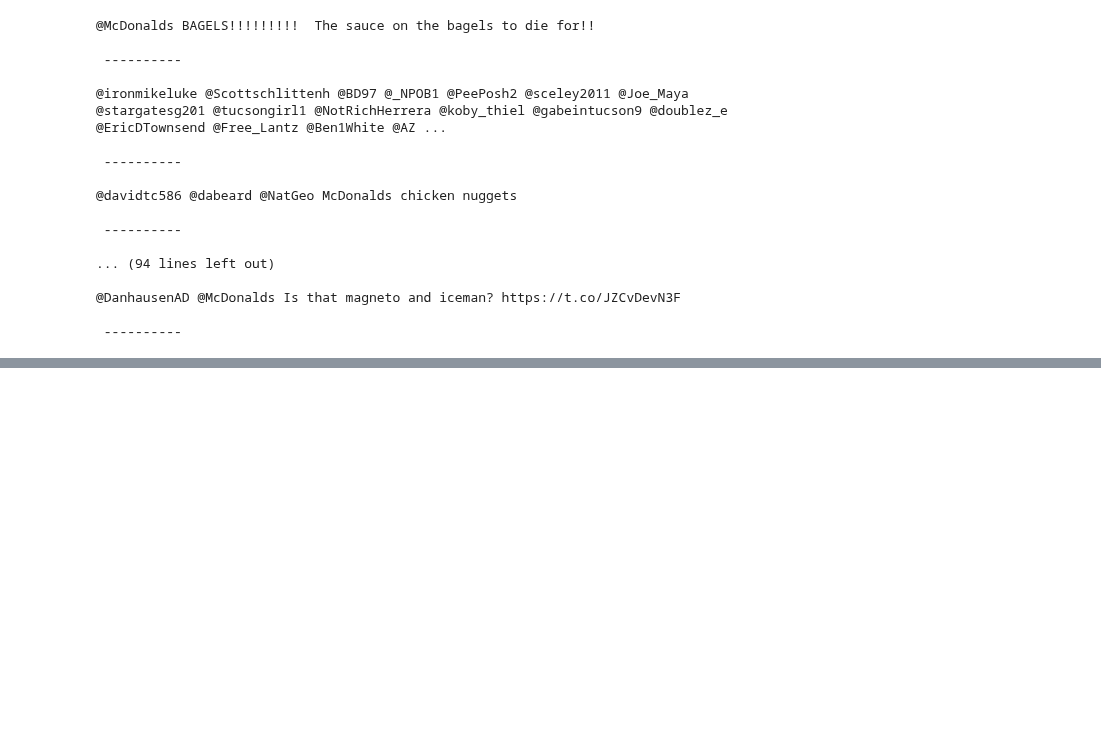
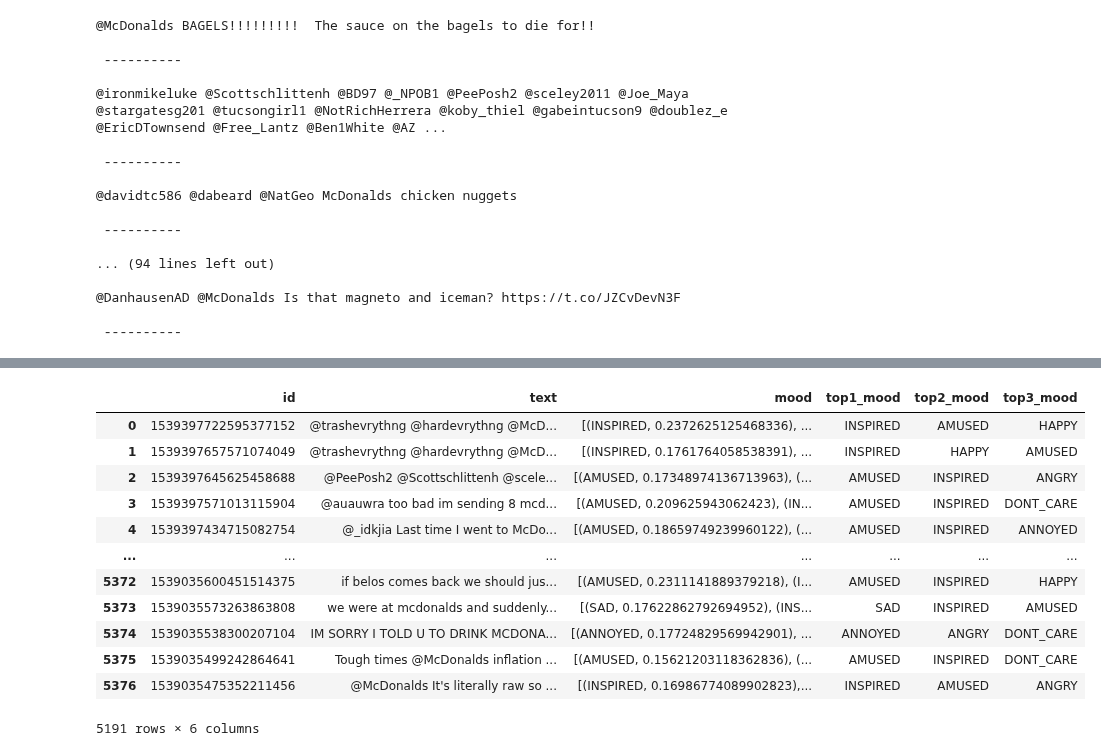
Before and after one commit to polltter/share, a Jupyter notebook: notebooks/sentiment_analysis_EN.ipynb, the cells around one changed output, grey strips where cells are left out. Saved outputs shown, nothing was run; the diff lists cells and outputs as text; code cells hidden in the pictures; blank space fills up the shorter version.

Commit message:
update sentiment analysis EN - emotion analysis with depechemood and a textacy corpus: #14

```diff
--- a/notebooks/sentiment_analysis_EN.ipynb
+++ b/notebooks/sentiment_analysis_EN.ipynb
@@ -764,0 +829,6 @@ for text in df_dmood[df_dmood['top1_mood'] == 'HAPPY']['text']:
+# %%
+# reset index
+
+df_dmood_corpus.reset_index(inplace=True, drop=True)
+# %%
+df_dmood_corpus['mood'] = pd.DataFrame(moods)
@@ -764,0 +851,2 @@ for text in df_dmood[df_dmood['top1_mood'] == 'HAPPY']['text']:
+# %%
+df_dmood_corpus.drop(df_dmood_corpus[df_dmood_corpus['mood'].str.len() == 0].index, inplace=True)
@@ -764,0 +866,20 @@ for text in df_dmood[df_dmood['top1_mood'] == 'HAPPY']['text']:
+# %%
+df_dmood_corpus['top1_mood'] = df_dmood_corpus['mood'].map(lambda x: x[0][0])
+df_dmood_corpus['top2_mood'] = df_dmood_corpus['mood'].map(lambda x: x[1][0])
+df_dmood_corpus['top3_mood'] = df_dmood_corpus['mood'].map(lambda x: x[2][0])
+# %%
+df_dmood_corpus
+# %% [output]
+|  | id | text | mood | top1_mood | top2_mood | top3_mood |
+| 0 | 1539397722595377152 | @trashevrythng @hardevrythng @McD... | [(INSPIRED, 0.2372625125468336), ... | INSPIRED | AMUSED | HAPPY |
+| 1 | 1539397657571074049 | @trashevrythng @hardevrythng @McD... | [(INSPIRED, 0.1761764058538391), ... | INSPIRED | HAPPY | AMUSED |
+| 2 | 1539397645625458688 | @PeePosh2 @Scottschlittenh @scele... | [(AMUSED, 0.17348974136713963), (... | AMUSED | INSPIRED | ANGRY |
+| 3 | 1539397571013115904 | @auauwra too bad im sending 8 mcd... | [(AMUSED, 0.209625943062423), (IN... | AMUSED | INSPIRED | DONT_CARE |
+| 4 | 1539397434715082754 | @_idkjia Last time I went to McDo... | [(AMUSED, 0.18659749239960122), (... | AMUSED | INSPIRED | ANNOYED |
+| ... | ... | ... | ... | ... | ... | ... |
+| 5372 | 1539035600451514375 | if belos comes back we should jus... | [(AMUSED, 0.2311141889379218), (I... | AMUSED | INSPIRED | HAPPY |
+| 5373 | 1539035573263863808 | we were at mcdonalds and suddenly... | [(SAD, 0.17622862792694952), (INS... | SAD | INSPIRED | AMUSED |
+| 5374 | 1539035538300207104 | IM SORRY I TOLD U TO DRINK MCDONA... | [(ANNOYED, 0.17724829569942901), ... | ANNOYED | ANGRY | DONT_CARE |
+| 5375 | 1539035499242864641 | Tough times @McDonalds inflation ... | [(AMUSED, 0.15621203118362836), (... | AMUSED | INSPIRED | DONT_CARE |
+| 5376 | 1539035475352211456 | @McDonalds It's literally raw so ... | [(INSPIRED, 0.16986774089902823),... | INSPIRED | AMUSED | ANGRY |
+5191 rows × 6 columns
```
Also changed, not shown: parts of 9 cells of this notebook.
